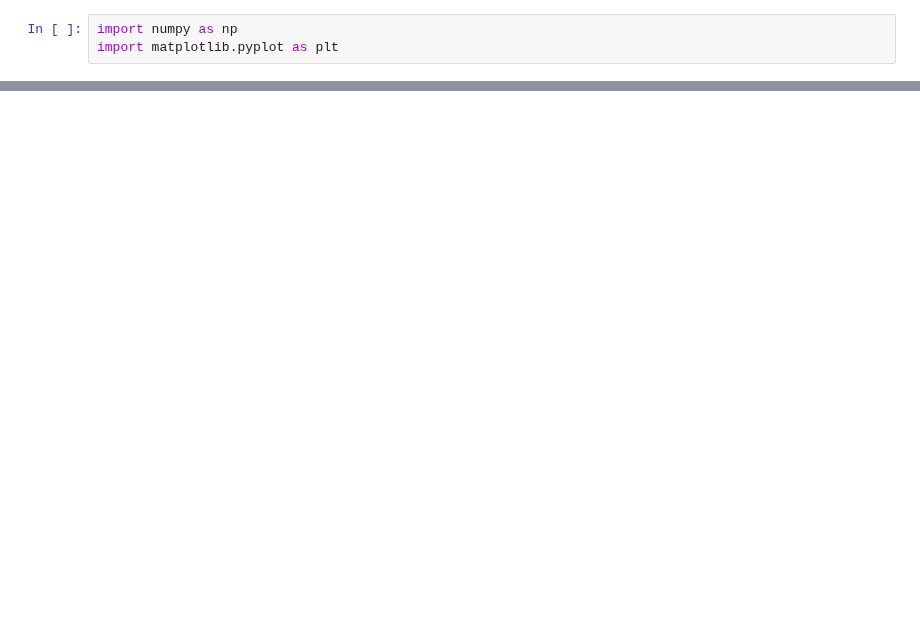
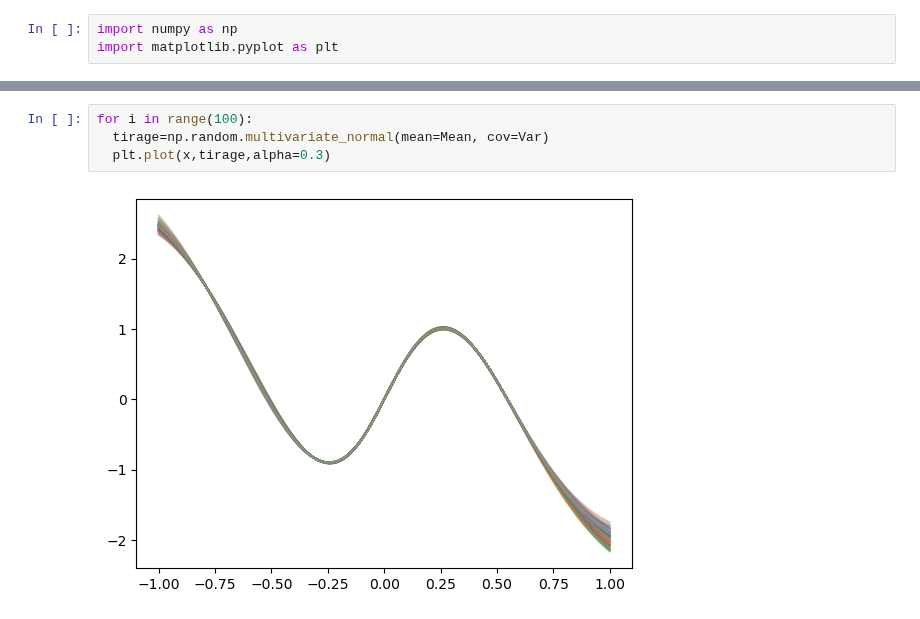
Before and after one commit to Viictordvd/Vigilance-Vagues-Submersion, a Jupyter notebook: exemple jouet.ipynb, the cells around one changed output, grey strips where cells are left out. Saved outputs shown, nothing was run; the diff lists cells and outputs as text; blank space fills up the shorter version.

```diff
--- a/exemple jouet.ipynb
+++ b/exemple jouet.ipynb
@@ -63,0 +81,6 @@ J'espère qu'apres le tp j'aurai une idée de comment faire
+# %%
+for i in range(100):
+  tirage=np.random.multivariate_normal(mean=Mean, cov=Var)
+  plt.plot(x,tirage,alpha=0.3)
+# %% [output]
+[figure, added]
```
Also changed, not shown: parts of 15 cells of this notebook.
